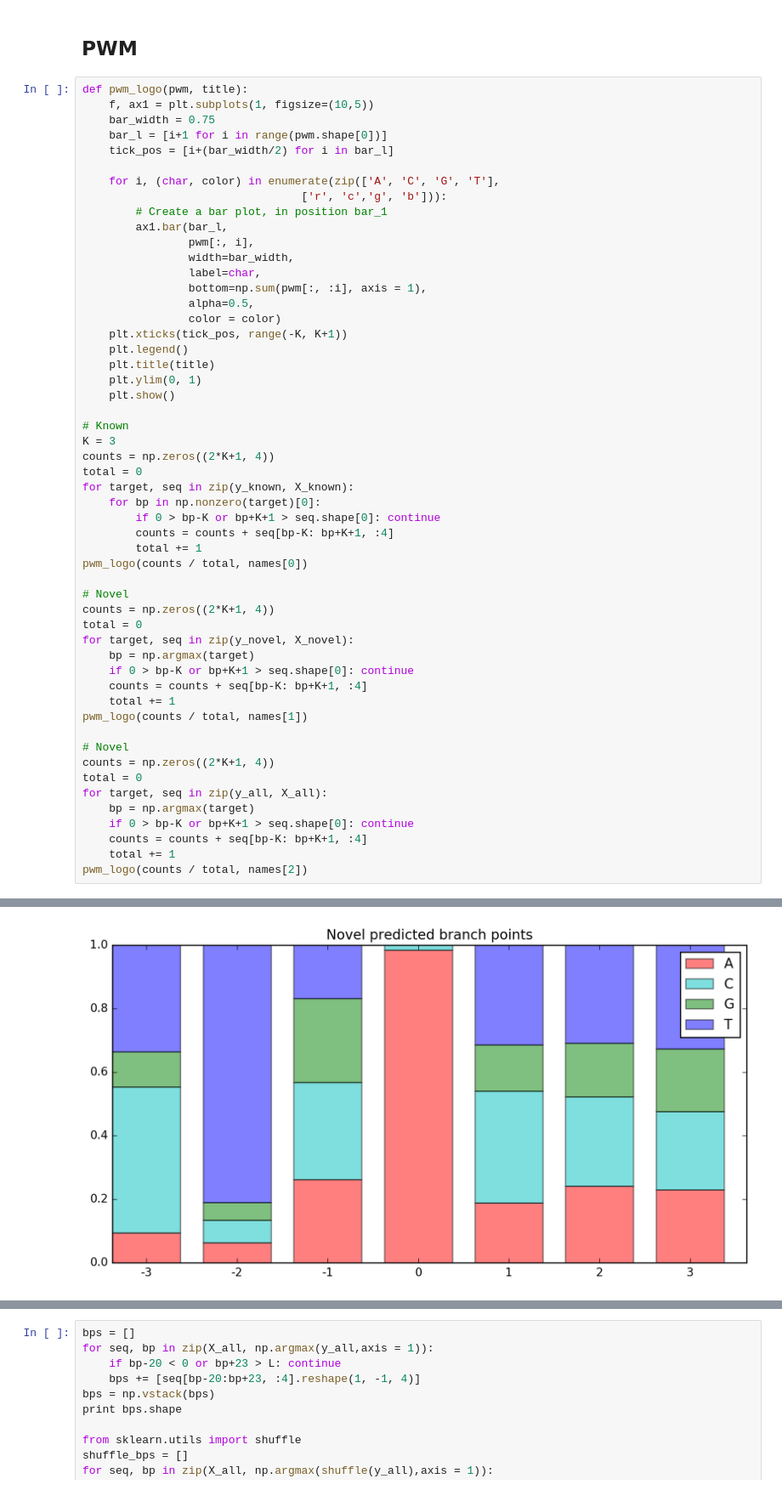
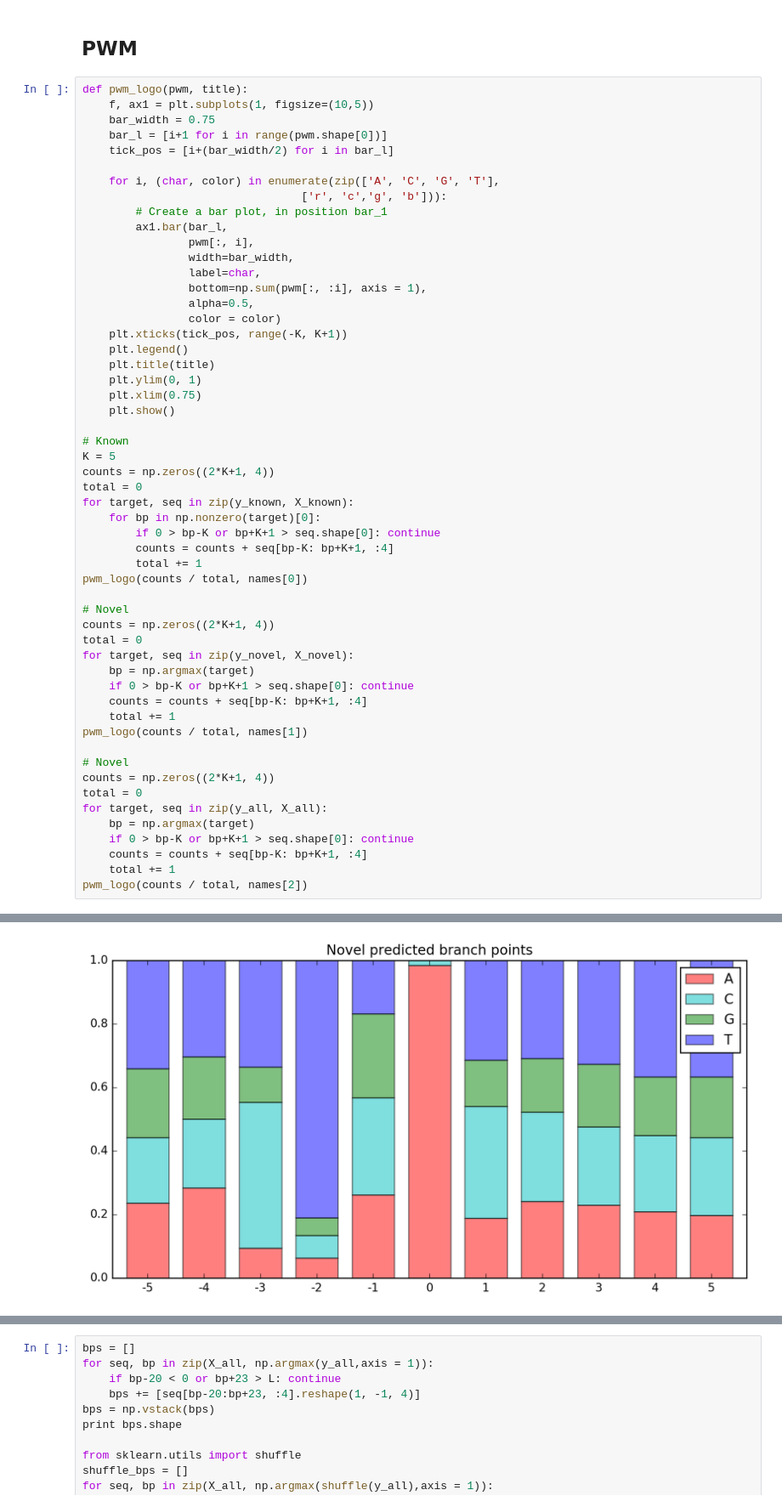
Before and after one commit to jpaggi/labranchor, a Jupyter notebook: notebooks/landscape_mercer.ipynb, the cells around one changed output, grey strips where cells are left out. Shown at 85% size. Saved outputs shown, nothing was run; the diff lists cells and outputs as text.

```diff
--- a/notebooks/landscape_mercer.ipynb
+++ b/notebooks/landscape_mercer.ipynb
@@ -372,10 +372,11 @@ def pwm_logo(pwm, title):
     plt.legend()
     plt.title(title)
     plt.ylim(0, 1)
+    plt.xlim(0.75)
     plt.show()
 
 # Known
-K = 3
+K = 5
 counts = np.zeros((2*K+1, 4))
 total = 0
 for target, seq in zip(y_known, X_known):
@@ -409 +410 @@ pwm_logo(counts / total, names[2])
-[figure, old version]
+[figure, new version]
```
Also changed, not shown: parts of 8 cells of this notebook, 12 other files.
